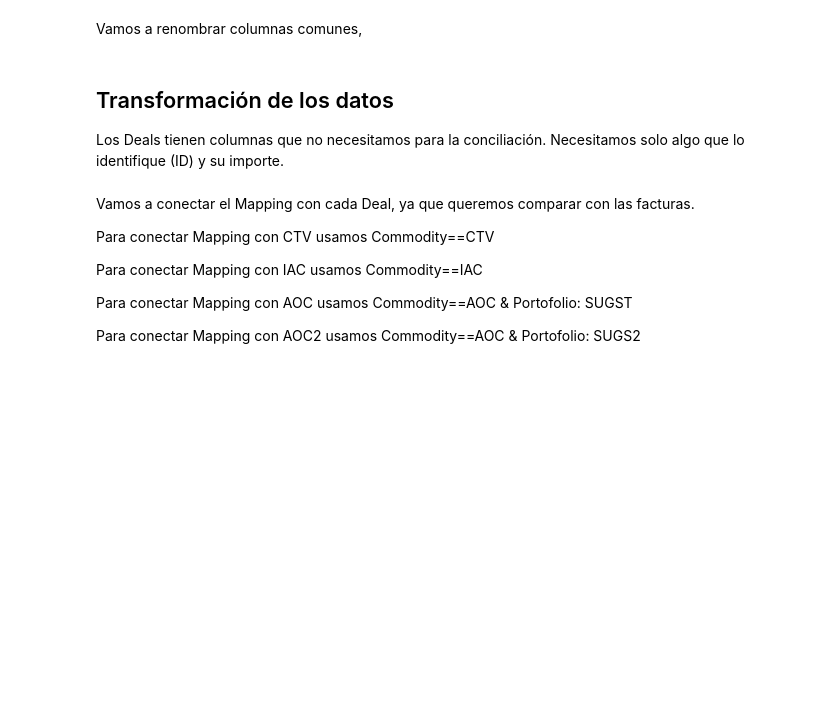
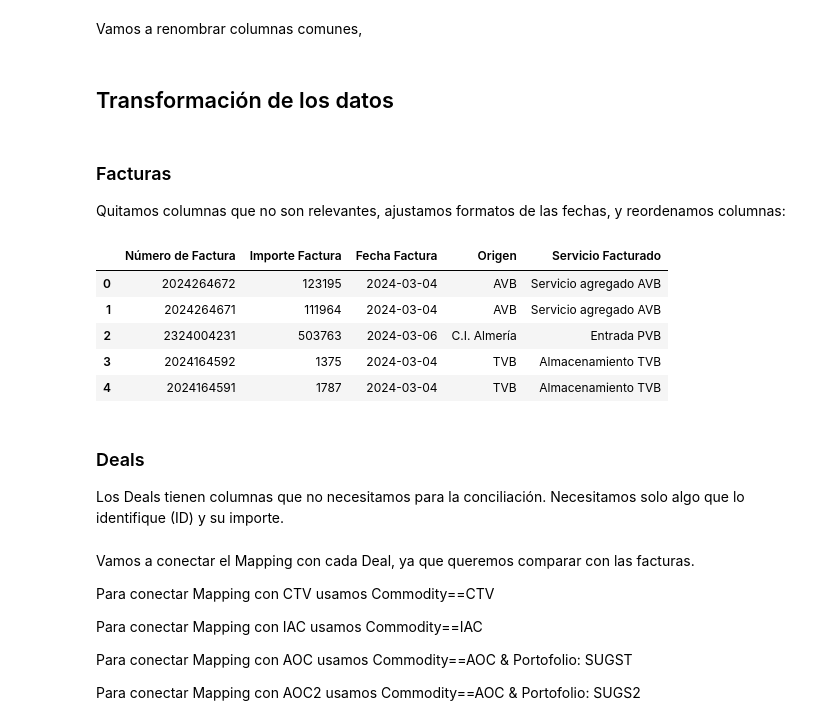
Before and after one commit to kikekzm/Data-Projects, a Jupyter notebook: ENGIE-Caso/Caso_Engie.ipynb, the cells around one changed output. Saved outputs shown, nothing was run; the diff lists cells and outputs as text; code cells hidden in the pictures; blank space fills up the shorter version.

```diff
--- a/ENGIE-Caso/Caso_Engie.ipynb
+++ b/ENGIE-Caso/Caso_Engie.ipynb
@@ -99,7 +100,27 @@ facturas_df.rename(columns={'ServicioFacturado': 'Servicio Facturado'}, inplace=
 mapping_df.rename(columns={'Servicio facturado': 'Servicio Facturado'}, inplace=True)
+# %% [markdown]
+## Transformación de los datos
+# %% [markdown]
+### Facturas
+Quitamos columnas que no son relevantes, ajustamos formatos de las fechas, y reordenamos columnas:
+# %%
+facturas_new_df = facturas_df.loc[:, ['NumeroFactura', 'Importe', 'FechaFactura', 'Origen', 'ServicioFacturado']]
+
+facturas_new_df.rename(columns={'NumeroFactura': 'Número de Factura', 'Importe':'Importe Factura', 'FechaFactura':'Fecha Factura',
+                                'ServicioFacturado':'Servicio Facturado'}, inplace=True)
+
+facturas_new_df['Fecha Factura'] = pd.to_datetime(facturas_new_df['Fecha Factura'], dayfirst=True, format="%d/%m/%y")
+
+facturas_new_df.head()
+# %% [output]
+|  | Número de Factura | Importe Factura | Fecha Factura | Origen | Servicio Facturado |
+| 0 | 2024264672 | 123195 | 2024-03-04 | AVB | Servicio agregado AVB |
+| 1 | 2024264671 | 111964 | 2024-03-04 | AVB | Servicio agregado AVB |
+| 2 | 2324004231 | 503763 | 2024-03-06 | C.I. Almería | Entrada PVB |
+| 3 | 2024164592 | 1375 | 2024-03-04 | TVB | Almacenamiento TVB |
+| 4 | 2024164591 | 1787 | 2024-03-04 | TVB | Almacenamiento TVB |
 # %% [markdown]
-## Transformación de los datos
-
+### Deals
 Los Deals tienen columnas que no necesitamos para la conciliación. Necesitamos solo algo que lo identifique (ID) y su importe.
 # %%
 # para renombrar las columnas, usamos las columnas de CTV
```
Also changed, not shown: parts of 14 cells of this notebook.
